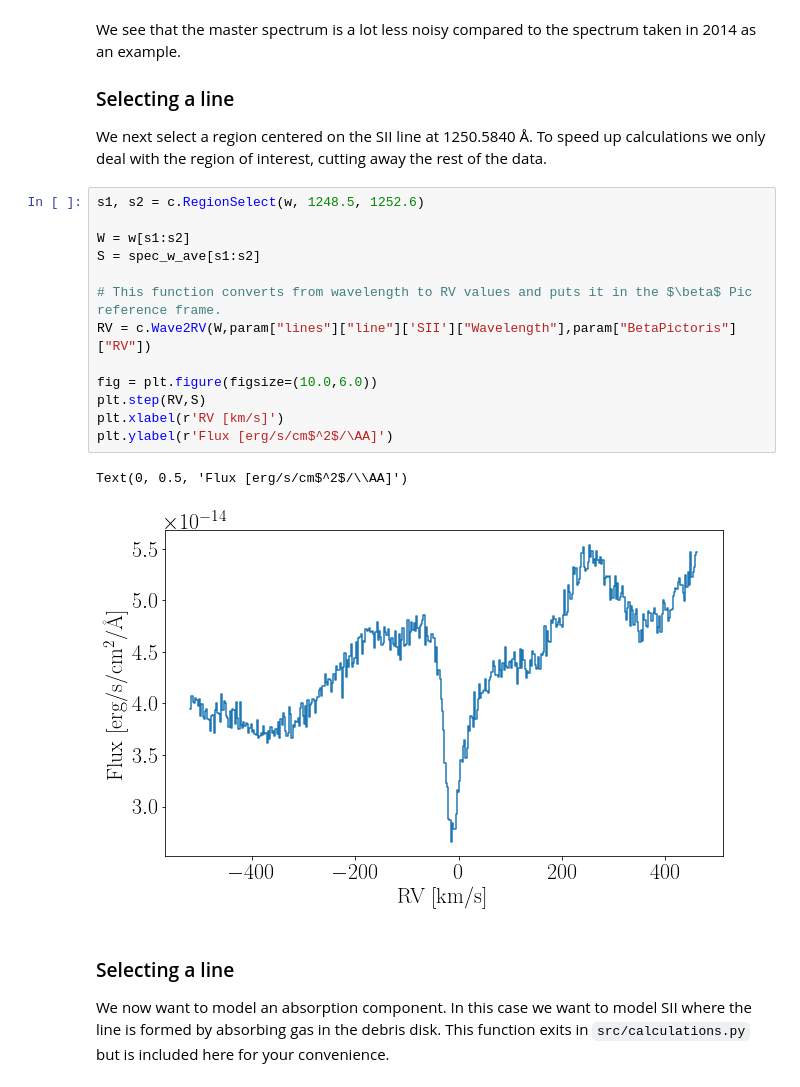
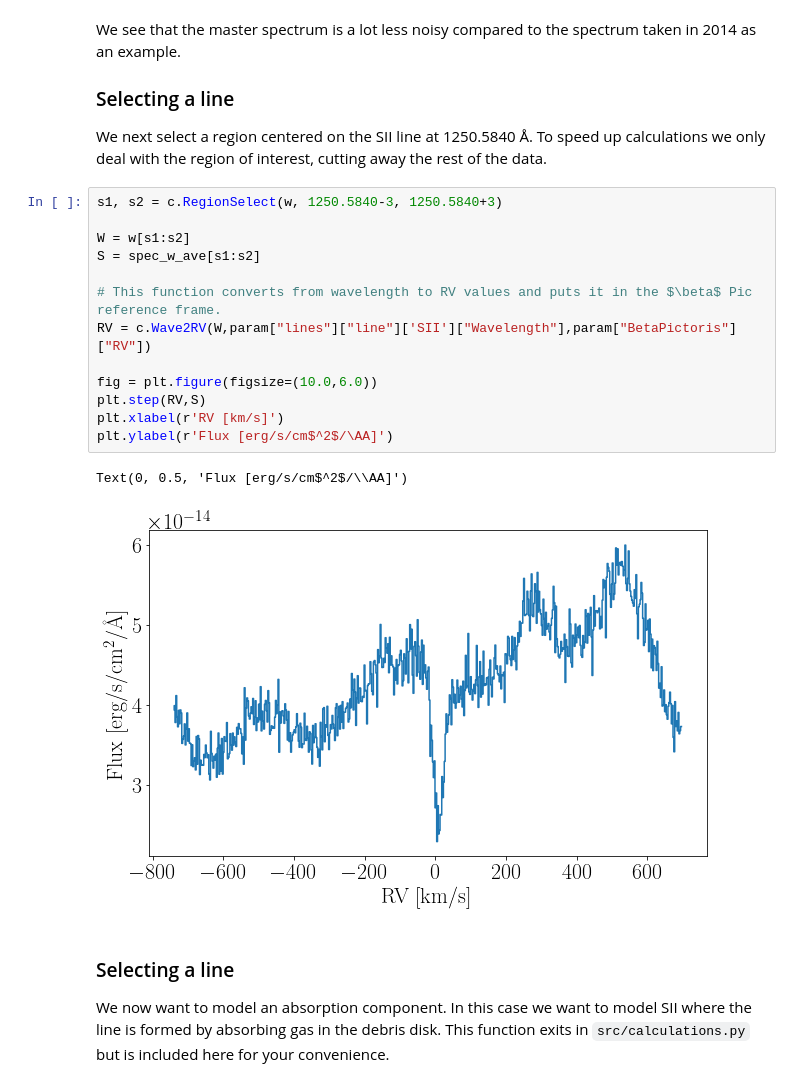
Before and after one commit to bdrdavies/exocomets, a Jupyter notebook: notebooks/column_density.ipynb, the cells around one changed output. Drawn from its saved outputs; the diff is of its cells as text.

```diff
--- a/notebooks/column_density.ipynb
+++ b/notebooks/column_density.ipynb
@@ -113,21 +113,21 @@ We see that the master spectrum is a lot less noisy compared to the spectrum tak
 
 We next select a region centered on the SII line at 1250.5840 Å. To speed up calculations we only deal with the region of interest, cutting away the rest of the data.
 # %%
-s1, s2 = c.RegionSelect(w, 1248.5, 1252.6)
+s1, s2 = c.RegionSelect(w, 1250.5840-3, 1250.5840+3)
 
 W = w[s1:s2]
 S = spec_w_ave[s1:s2]
 
 # This function converts from wavelength to RV values and puts it in the $\beta$ Pic reference frame.
 RV = c.Wave2RV(W,param["lines"]["line"]['SII']["Wavelength"],param["BetaPictoris"]["RV"])
 
 fig = plt.figure(figsize=(10.0,6.0))
 plt.step(RV,S)
 plt.xlabel(r'RV [km/s]')
 plt.ylabel(r'Flux [erg/s/cm$^2$/\AA]')
 # %% [output]
 Text(0, 0.5, 'Flux [erg/s/cm$^2$/\\AA]')
-[figure, old version]
+[figure, new version]
 # %% [markdown]
 ### Selecting a line
 
```
Also changed, not shown: parts of 7 cells of this notebook, 4 other files.
